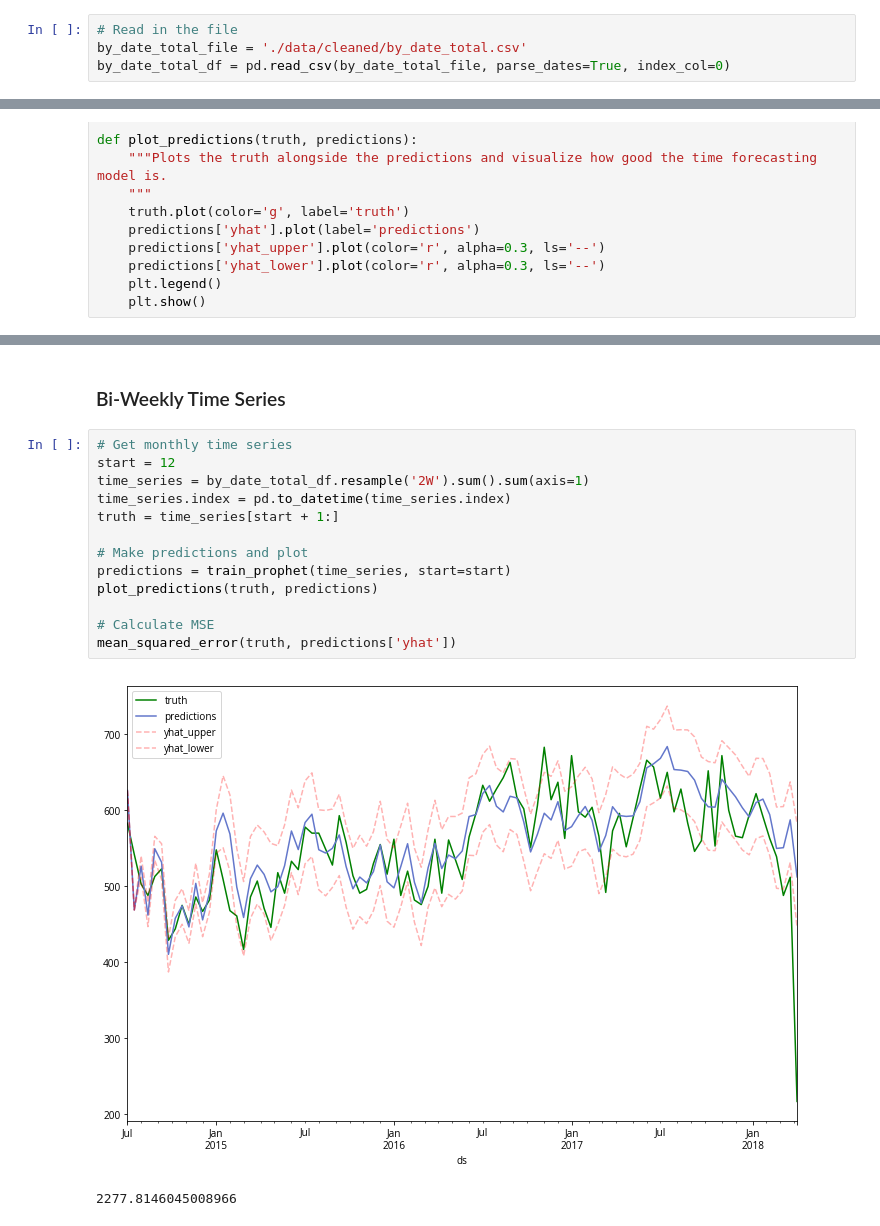
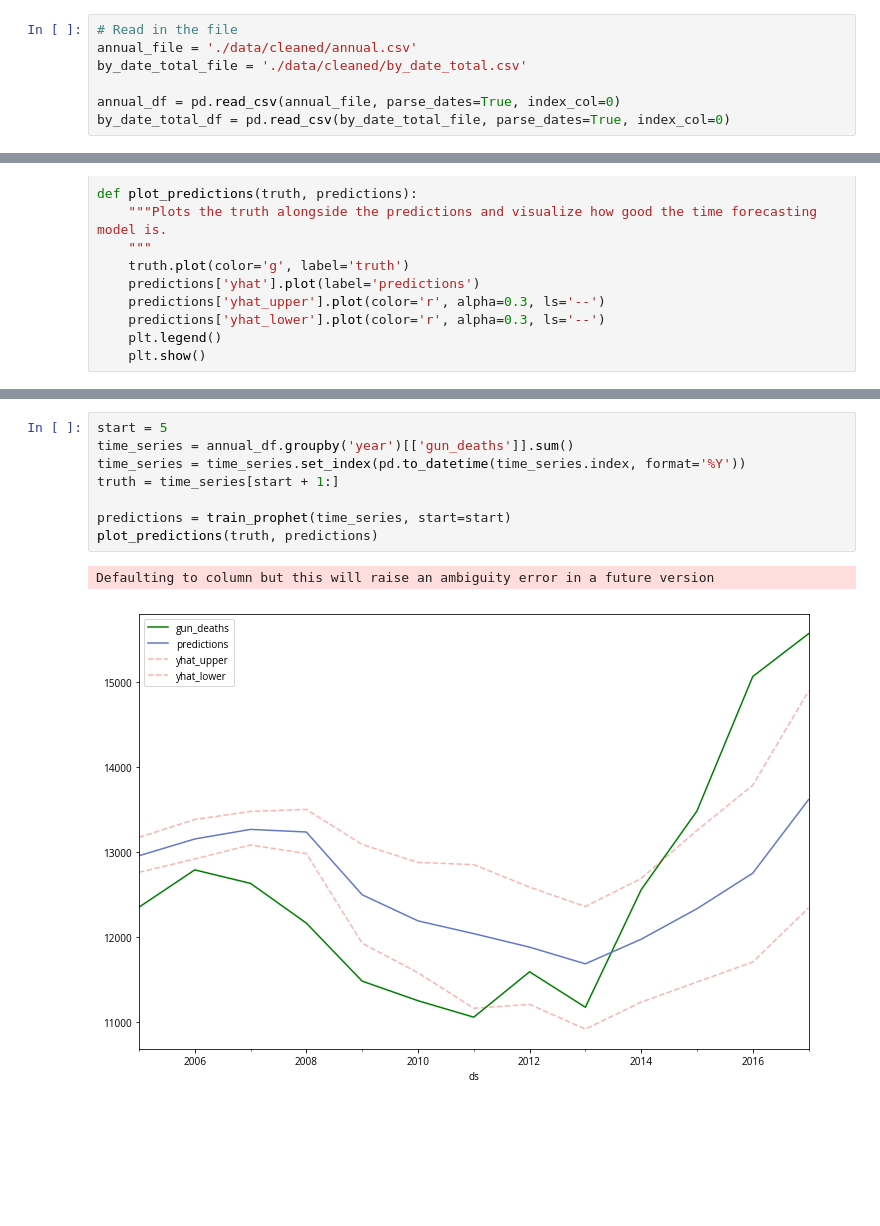
Before and after one commit to jonathanshuai/springboard-capstone1, a Jupyter notebook: time-series.ipynb, the cells around one changed output, grey strips where cells are left out. Saved outputs shown, nothing was run; the diff lists cells and outputs as text; blank space fills up the shorter version.

```diff
--- a/time-series.ipynb
+++ b/time-series.ipynb
@@ -25,7 +27,10 @@ import logging
 logging.getLogger('fbprophet').setLevel(logging.WARNING)
 # %%
 # Read in the file
+annual_file = './data/cleaned/annual.csv'
 by_date_total_file = './data/cleaned/by_date_total.csv'
+
+annual_df = pd.read_csv(annual_file, parse_dates=True, index_col=0)
 by_date_total_df = pd.read_csv(by_date_total_file, parse_dates=True, index_col=0)
 # %%
 # Styling
@@ -131,18 +112,11 @@ Aggregated Monthly: 1410962.8599720537
-# %% [markdown]
-### Bi-Weekly Time Series
 # %%
-# Get monthly time series
-start = 12
-time_series = by_date_total_df.resample('2W').sum().sum(axis=1)
-time_series.index = pd.to_datetime(time_series.index)
+start = 5
+time_series = annual_df.groupby('year')[['gun_deaths']].sum()
+time_series = time_series.set_index(pd.to_datetime(time_series.index, format='%Y'))
 truth = time_series[start + 1:]
 
-# Make predictions and plot
 predictions = train_prophet(time_series, start=start)
 plot_predictions(truth, predictions)
-
-# Calculate MSE
-mean_squared_error(truth, predictions['yhat'])
 # %% [output]
+Defaulting to column but this will raise an ambiguity error in a future version
-[figure, old version]
+[figure, new version]
-2277.8146045008966
```
Also changed, not shown: parts of 8 cells of this notebook, 7 other files.
